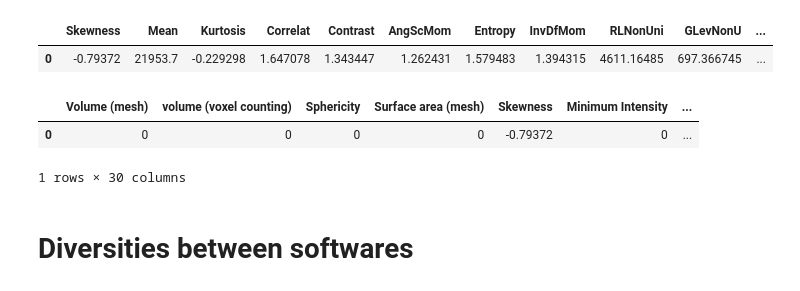
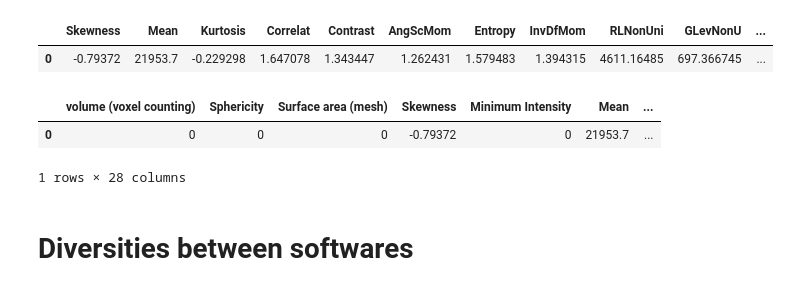
Before and after one commit to manos-mark/radiomics-features-extraction, a Jupyter notebook: test_image_files/feature visualization.ipynb, the cells around one changed output. Saved outputs shown, nothing was run; the diff lists cells and outputs as text; code cells hidden in the pictures.

```diff
--- a/test_image_files/feature visualization.ipynb
+++ b/test_image_files/feature visualization.ipynb
@@ -189,30 +188,28 @@ mazda_dataset
 |  | Skewness | Mean | Kurtosis | Correlat | Contrast | AngScMom | Entropy | InvDfMom | RLNonUni | GLevNonU | ... |
 | 0 | -0.79372 | 21953.7 | -0.229298 | 1.647078 | 1.343447 | 1.262431 | 1.579483 | 1.394315 | 4611.16485 | 697.366745 | ... |
 # %%
-mazda_dataset.insert(loc=0, column='Volume (mesh)', value=0)
-mazda_dataset.insert(loc=1, column='volume (voxel counting)', value=0)
-mazda_dataset.insert(loc=2, column='Sphericity', value=0)
-mazda_dataset.insert(loc=3, column='Surface area (mesh)', value=0)
-mazda_dataset.insert(loc=5, column='Minimum Intensity', value=0)
-mazda_dataset.insert(loc=7, column='Std', value=0)
-mazda_dataset.insert(loc=8, column='Maximum Intensity', value=0)
-mazda_dataset.insert(loc=14, column='GLCM difference average', value=0)
-mazda_dataset.insert(loc=16, column='NGTDM coarseness', value=0)
-mazda_dataset.insert(loc=17, column='NGTDM contrast', value=0)
-mazda_dataset.insert(loc=18, column='NGTDM busyness', value=0)
-mazda_dataset.insert(loc=21, column='GLRLM Low Gray Level Run Emphasis', value=0)
-mazda_dataset.insert(loc=22, column='GLRLM High Gray Level Run Emphasis', value=0)
-mazda_dataset.insert(loc=23, column='GLRLM Short Run Low Gray Level Emphasis', value=0)
-mazda_dataset.insert(loc=24, column='GLRLM Short Run High Gray Level Emphasis', value=0)
-mazda_dataset.insert(loc=25, column='GLRLM Long Run Low Gray Level Emphasis', value=0)
-mazda_dataset.insert(loc=26, column='GLRLM Long Run High Gray Level Emphasis', value=0)
-mazda_dataset.insert(loc=29, column='GLRLM Run Percentage', value=0)
+mazda_dataset.insert(loc=0, column='volume (voxel counting)', value=0)
+mazda_dataset.insert(loc=1, column='Sphericity', value=0)
+mazda_dataset.insert(loc=2, column='Surface area (mesh)', value=0)
+mazda_dataset.insert(loc=4, column='Minimum Intensity', value=0)
+mazda_dataset.insert(loc=6, column='Maximum Intensity', value=0)
+mazda_dataset.insert(loc=12, column='GLCM difference average', value=0)
+mazda_dataset.insert(loc=14, column='NGTDM coarseness', value=0)
+mazda_dataset.insert(loc=15, column='NGTDM contrast', value=0)
+mazda_dataset.insert(loc=16, column='NGTDM busyness', value=0)
+mazda_dataset.insert(loc=19, column='GLRLM Low Gray Level Run Emphasis', value=0)
+mazda_dataset.insert(loc=20, column='GLRLM High Gray Level Run Emphasis', value=0)
+mazda_dataset.insert(loc=21, column='GLRLM Short Run Low Gray Level Emphasis', value=0)
+mazda_dataset.insert(loc=22, column='GLRLM Short Run High Gray Level Emphasis', value=0)
+mazda_dataset.insert(loc=23, column='GLRLM Long Run Low Gray Level Emphasis', value=0)
+mazda_dataset.insert(loc=24, column='GLRLM Long Run High Gray Level Emphasis', value=0)
+mazda_dataset.insert(loc=27, column='GLRLM Run Percentage', value=0)
 
 mazda_dataset
 # %% [output]
-|  | Volume (mesh) | volume (voxel counting) | Sphericity | Surface area (mesh) | Skewness | Minimum Intensity | ... |
-| 0 | 0 | 0 | 0 | 0 | -0.79372 | 0 | ... |
+|  | volume (voxel counting) | Sphericity | Surface area (mesh) | Skewness | Minimum Intensity | Mean | ... |
+| 0 | 0 | 0 | 0 | -0.79372 | 0 | 21953.7 | ... |
-1 rows × 30 columns
+1 rows × 28 columns
 # %% [markdown]
 # Diversities between softwares
 # %%
```
Also changed, not shown: parts of 5 cells of this notebook, 5 other files.
